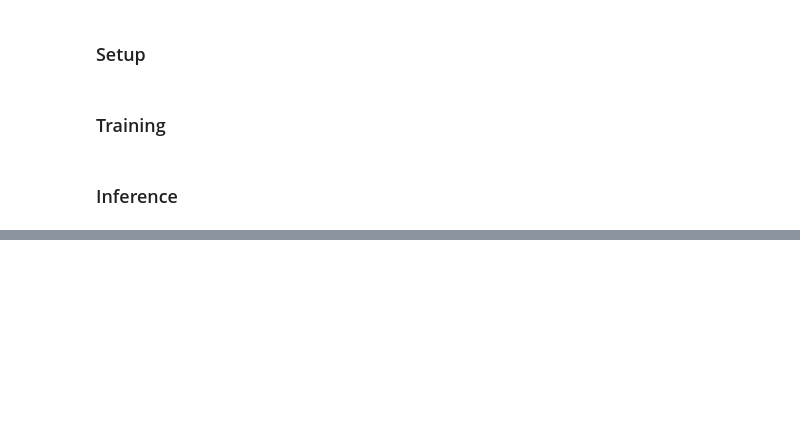
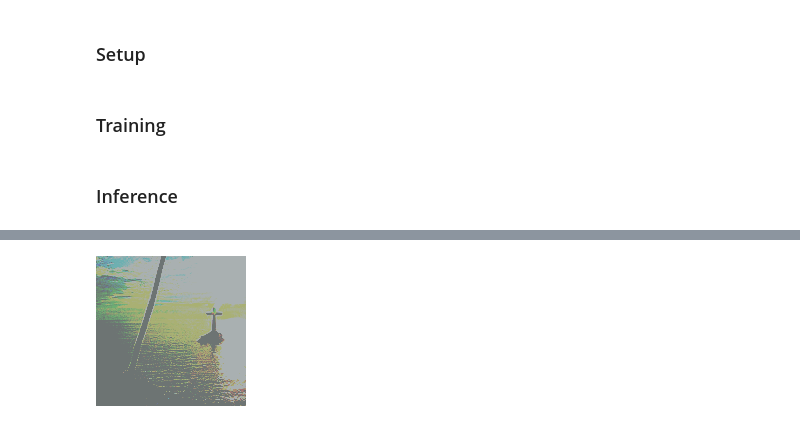
Before and after one commit to sudarshan85/adversarial_demo, a Jupyter notebook: natural_scene.ipynb, the cells around one changed output, grey strips where cells are left out. Cells and saved outputs as stored; diff of their text form; code cells hidden in the pictures; blank space fills up the shorter version.

```diff
--- a/natural_scene.ipynb
+++ b/natural_scene.ipynb
@@ -302,0 +342,4 @@ Predicted Label: mountain
+# %%
+for_disp(adv_untargeted[idx].cpu())
+# %% [output]
+[figure, added]
```
Also changed, not shown: parts of 29 cells of this notebook.
